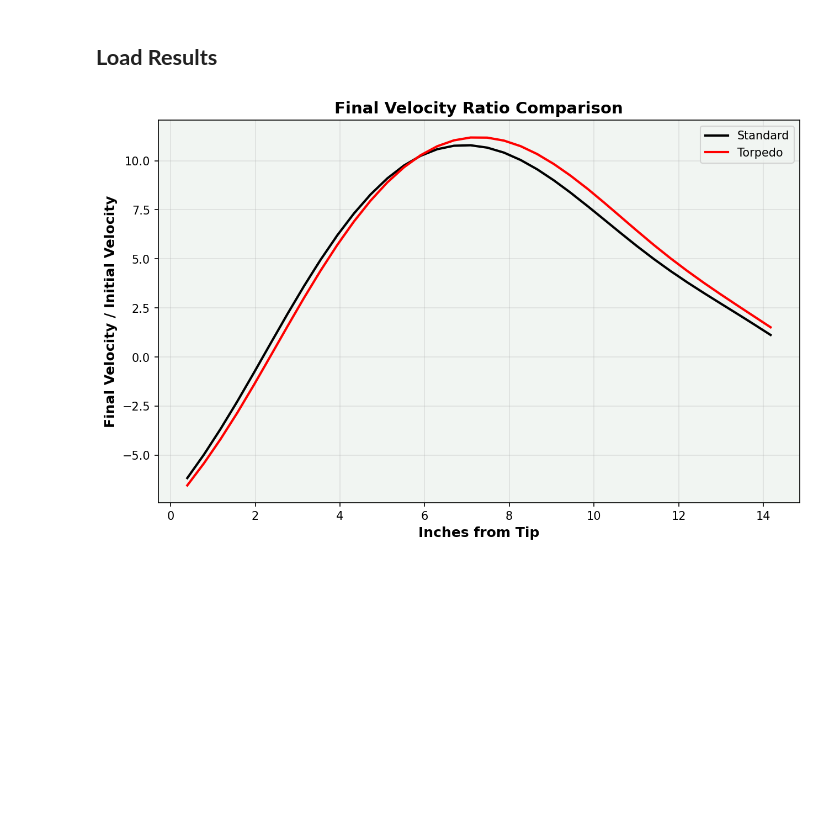
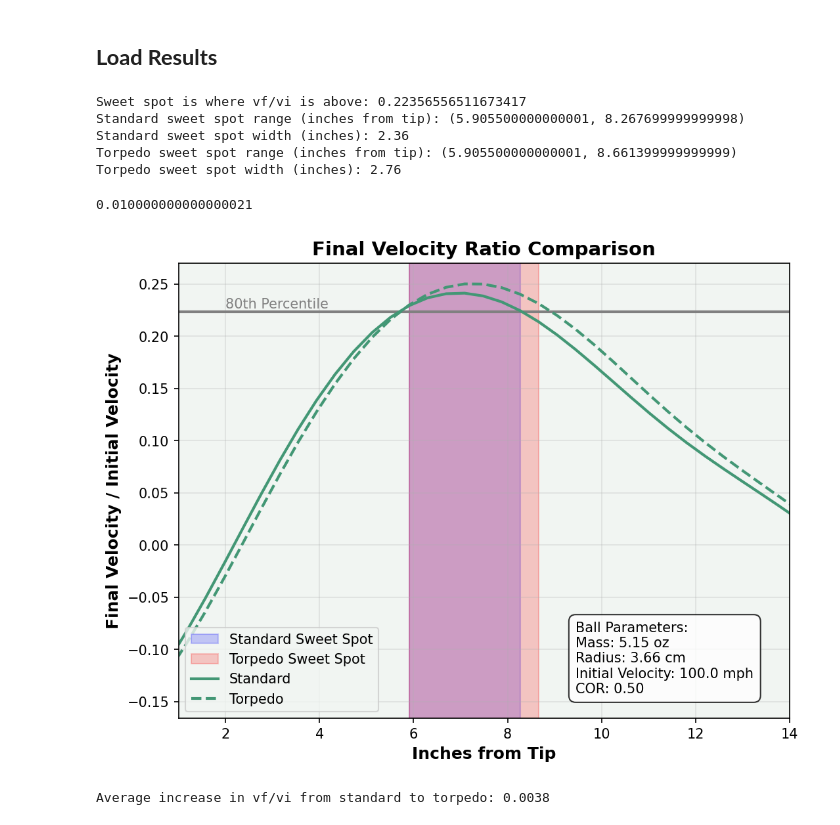
Before and after one commit to navawolfish/bat-ball-collision-model, a Jupyter notebook: SimulationAnalysis.ipynb, the cells around one changed output. Drawn from its saved outputs; the diff is of its cells as text; code cells hidden in the pictures; blank space fills up the shorter version.

```diff
--- a/SimulationAnalysis.ipynb
+++ b/SimulationAnalysis.ipynb
@@ -35,17 +72,66 @@ alan_df['z'] = L - inches_to_m(alan_df['ztip'].values)
+# %%
+#highest 20 pct of vf_vi values both each bats, where are the collisions?
+
+combined_top20 = np.percentile(pd.concat([standard_df['vf_vi'], torp_df['vf_vi']]), 80)
+standard_df['sweet_spot'] = standard_df['vf_vi'] >= combined_top20
+print('Sweet spot is where vf/vi is above:', combined_top20)
+
+standard_sweet_spot = min(standard_df.loc[standard_df['sweet_spot'], 'ztip']), max(standard_df.loc[standard_df['sweet_spot'], 'ztip'])
+print(f"Standard sweet spot range (inches from tip): {standard_sweet_spot}")
+standard_ss_width = standard_sweet_spot[1] - standard_sweet_spot[0]
+print(f"Standard sweet spot width (inches): {standard_ss_width:.2f}")
+
+
+torp_top20 = torp_df['vf_vi'].quantile(0.8)
+torp_df['sweet_spot'] = torp_df['vf_vi'] >= combined_top20
+torp_sweet_spot = min(torp_df.loc[torp_df['sweet_spot'], 'ztip']), max(torp_df.loc[torp_df['sweet_spot'], 'ztip'])
+print(f"Torpedo sweet spot range (inches from tip): {torp_sweet_spot}")
+torp_ss_width = torp_sweet_spot[1] - torp_sweet_spot[0]
+print(f"Torpedo sweet spot width (inches): {torp_ss_width:.2f}")
+# %% [output]
+Sweet spot is where vf/vi is above: 0.22356556511673417
+Standard sweet spot range (inches from tip): (5.905500000000001, 8.267699999999998)
+Standard sweet spot width (inches): 2.36
+Torpedo sweet spot range (inches from tip): (5.905500000000001, 8.661399999999999)
+Torpedo sweet spot width (inches): 2.76
+# %%
+inches_to_m(torp_ss_width - standard_ss_width)
+# %% [output]
+0.010000000000000021
 # %%
-plt.plot(standard_df['ztip'], standard_df['vf'], label='Standard', color = 'k')
-plt.plot(torp_df['ztip'], torp_df['vf'], label='Torpedo', color ='r', linestyle = '-')
+fig, ax = plt.subplots(figsize=(8,6))
+
+#add sweet spot boxes
+plt.axvspan(standard_sweet_spot[0], standard_sweet_spot[1], color='blue', alpha=0.2, label='Standard Sweet Spot')
+plt.axvspan(torp_sweet_spot[0], torp_sweet_spot[1], color='red', alpha=0.2, label='Torpedo Sweet Spot')
+plt.axhline(combined_top20, color='gray')
+ax.text(2, combined_top20 + 0.001, '80th Percentile', color='gray', ha='left', va='bottom')
+
+plt.plot(standard_df['ztip'], standard_df['vf_vi'], label='Standard', color = colors[1])
+plt.plot(torp_df['ztip'], torp_df['vf_vi'], label='Torpedo', color = colors[1], linestyle = '--')
 # plt.plot(alan_df['ztip'], alan_df['standard'], label='Alan Standard', color = 'k', linestyle = '--')
 # plt.plot(alan_df['ztip'], alan_df['torp'], label='Alan Torpedo', color = 'r', linestyle = '--')
+
+#add box on top left with ball params
+ball_params_text = f"Ball Parameters:\nMass: {kg_to_oz(ball_params.mass):.2f} oz\nRadius: {ball_params.radius*1e2:.2f} cm\nInitial Velocity: {mps_to_mph(ball_params.initial_velocity):.1f} mph\nCOR: {ball_params.e0:.2f}"
+plt.text(0.65, 0.05, ball_params_text, transform=ax.transAxes, fontsize=10, verticalalignment='bottom', horizontalalignment='left', bbox=dict(boxstyle='round,pad=0.5', facecolor='white', alpha=0.8))
+
+
 plt.xlabel('Inches from Tip')
 plt.ylabel('Final Velocity / Initial Velocity')
 plt.title('Final Velocity Ratio Comparison')
-plt.legend()
-# plt.ylim(0, 0.27)
-plt.savefig('midterm_report/plots/final_velocity_comparison.pdf')
+plt.legend(loc = 'lower left')
+plt.xlim(1, 14)
+plt.savefig('plots/final_velocity_comparison.pdf')
 plt.show()
 # %% [output]
-[figure, old version]
+[figure, new version]
+# %%
+#differences
+diff = np.mean(torp_df['vf_vi'] - standard_df['vf_vi'])
+print(f"Average increase in vf/vi from standard to torpedo: {diff:.4f}")
+# %% [output]
+Average increase in vf/vi from standard to torpedo: 0.0038
 # %%
 #load bat params
 standard_bat = bat_from_json(f'data/bats/AdleyOld.json')
```
Also changed, not shown: parts of 10 cells of this notebook, 23 other files.
